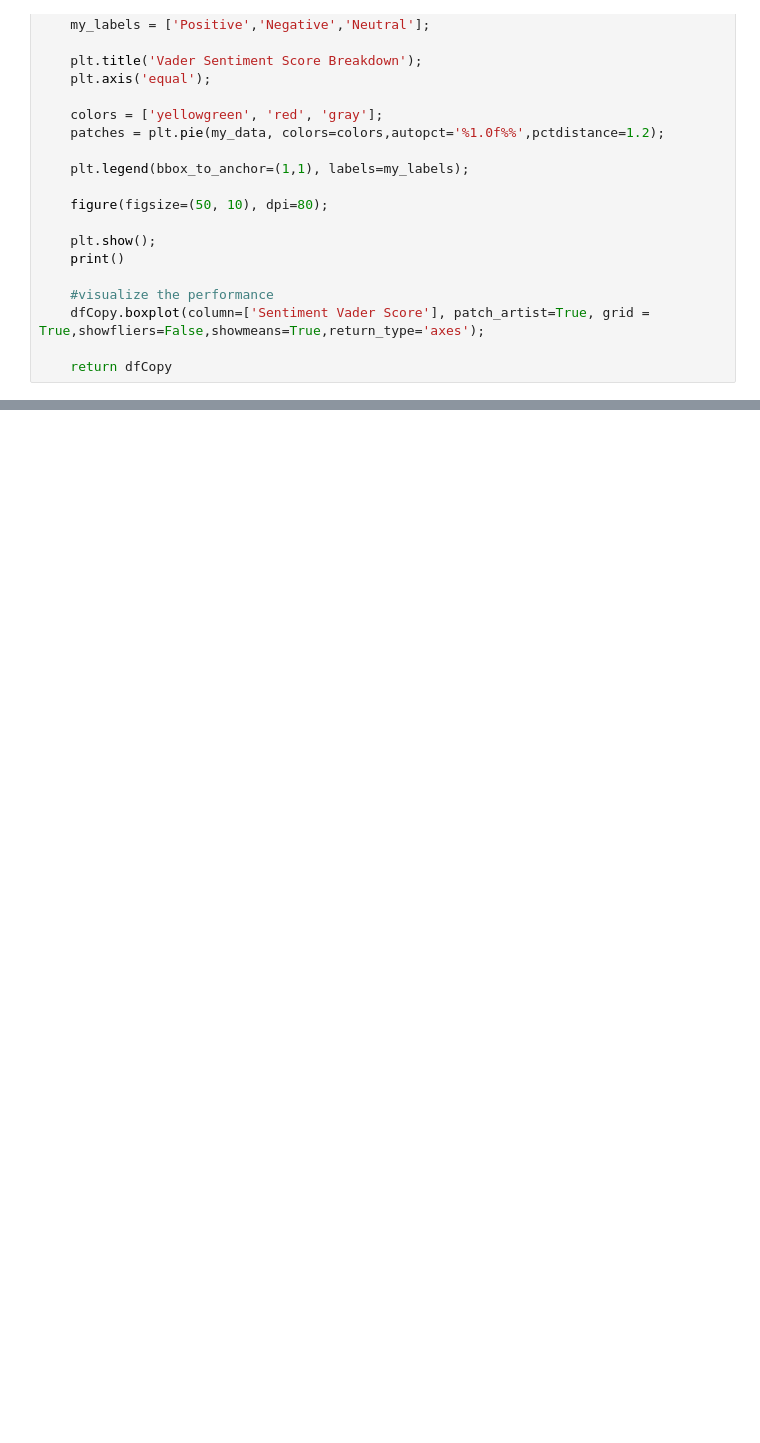
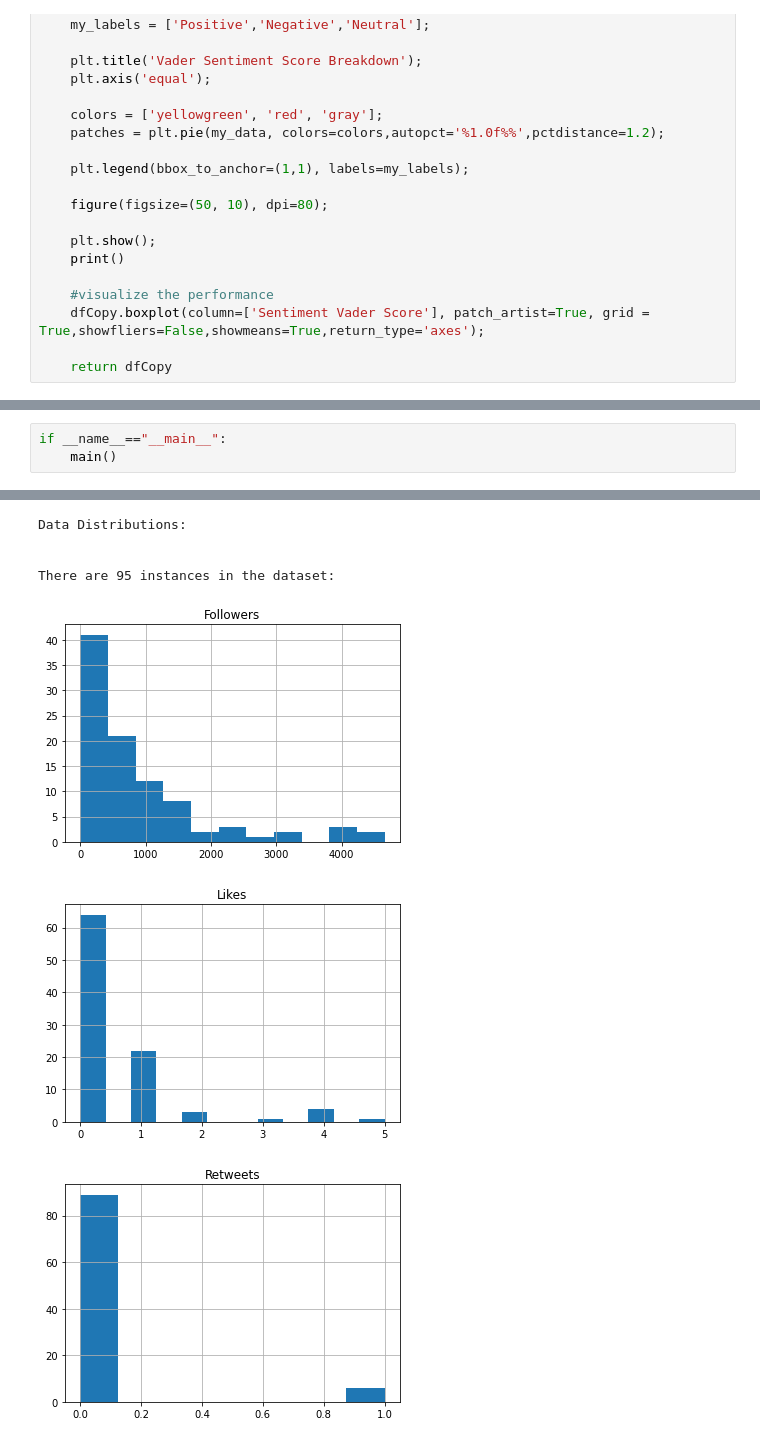
Before and after one commit to danielramirezjr1998/Data_Science_Projects, a Jupyter notebook: NLP Analysis/Sneaker_Hype.ipynb, the cells around one changed output, grey strips where cells are left out. Saved outputs shown, nothing was run; the diff lists cells and outputs as text; blank space fills up the shorter version.

```diff
--- a/NLP Analysis/Sneaker_Hype.ipynb
+++ b/NLP Analysis/Sneaker_Hype.ipynb
@@ -1123,0 +1321,4 @@ def main():
+# %%
+if __name__=="__main__":
+    main()
+# %% [output]
@@ -1123,0 +1347,7 @@ def main():
+Data Distributions:
+
+
+There are 95 instances in the dataset:
+[figure, added]
+[figure, added]
+[figure, added]
```
Also changed, not shown: parts of 41 cells of this notebook.
